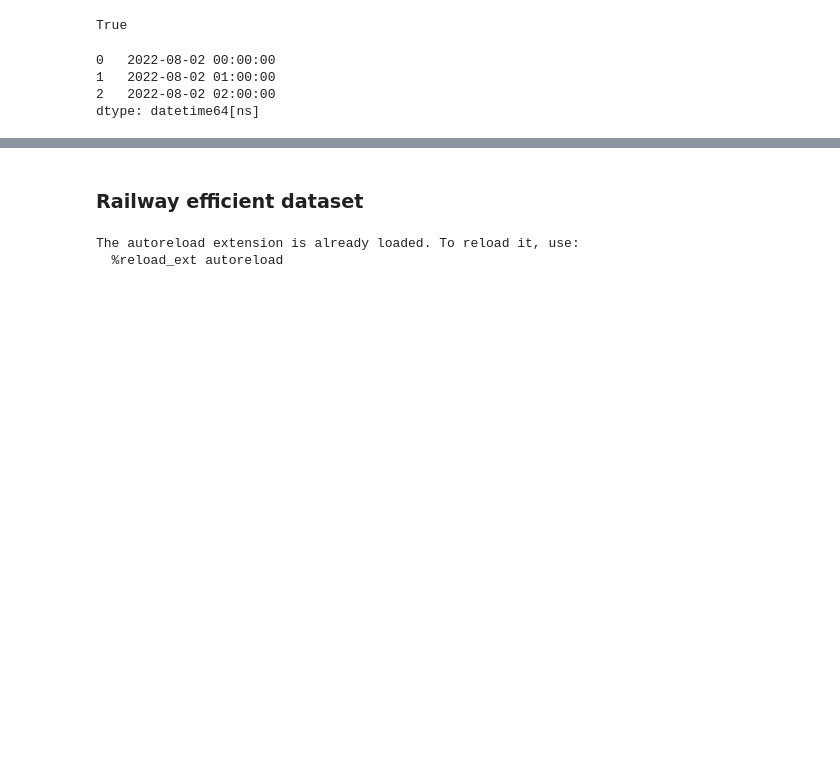
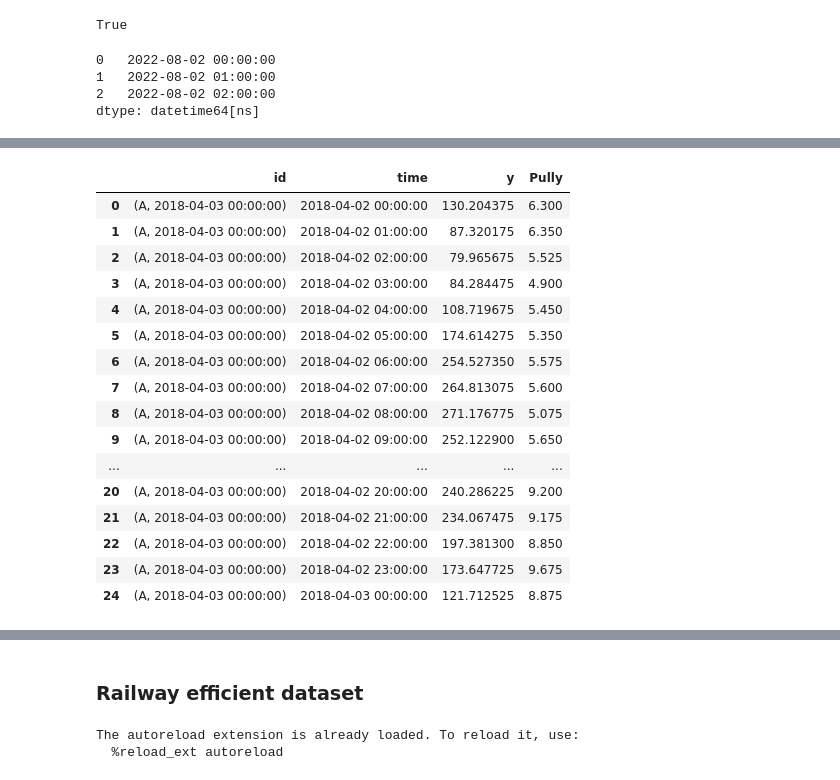
Before and after one commit to EPFL-IMOS/picid, a Jupyter notebook: notebooks/check_dataloader.ipynb, the cells around one changed output, grey strips where cells are left out. Drawn from its saved outputs; the diff is of its cells as text; code cells hidden in the pictures; blank space fills up the shorter version.

```diff
--- a/notebooks/check_dataloader.ipynb
+++ b/notebooks/check_dataloader.ipynb
@@ -187,0 +190,14 @@ dtype: datetime64[ns]
+# %%
+import pandas as pd
+
+df = dataset_loader2.df
+df_stamp = dataset_loader2.df_stamp
+
+df = df.rename(columns={'Bahnlast':'y'})
+
+df_stamp = df_stamp.to_frame()
+df_stamp = df_stamp.rename(columns={'datetime':'time'})
+
+new_df = pd.concat([df_stamp, df], axis=1)
+
+new_df['id'] = pd.Series(['A'] * new_df.shape[0])
@@ -187,0 +219,23 @@ dtype: datetime64[ns]
+# %%
+from tsfresh.utilities.dataframe_functions import roll_time_series
+short_df = new_df[['id','time', 'y', 'Pully']].iloc[:25]
+df_rolled = roll_time_series(short_df, column_id="id", column_sort="time", max_timeshift=24, min_timeshift=24)
+df_rolled
+# %% [output]
+|  | id | time | y | Pully |
+| 0 | (A, 2018-04-03 00:00:00) | 2018-04-02 00:00:00 | 130.204375 | 6.300 |
+| 1 | (A, 2018-04-03 00:00:00) | 2018-04-02 01:00:00 | 87.320175 | 6.350 |
+| 2 | (A, 2018-04-03 00:00:00) | 2018-04-02 02:00:00 | 79.965675 | 5.525 |
+| 3 | (A, 2018-04-03 00:00:00) | 2018-04-02 03:00:00 | 84.284475 | 4.900 |
+| 4 | (A, 2018-04-03 00:00:00) | 2018-04-02 04:00:00 | 108.719675 | 5.450 |
+| 5 | (A, 2018-04-03 00:00:00) | 2018-04-02 05:00:00 | 174.614275 | 5.350 |
+| 6 | (A, 2018-04-03 00:00:00) | 2018-04-02 06:00:00 | 254.527350 | 5.575 |
+| 7 | (A, 2018-04-03 00:00:00) | 2018-04-02 07:00:00 | 264.813075 | 5.600 |
+| 8 | (A, 2018-04-03 00:00:00) | 2018-04-02 08:00:00 | 271.176775 | 5.075 |
+| 9 | (A, 2018-04-03 00:00:00) | 2018-04-02 09:00:00 | 252.122900 | 5.650 |
+| ... | ... | ... | ... | ... |
+| 20 | (A, 2018-04-03 00:00:00) | 2018-04-02 20:00:00 | 240.286225 | 9.200 |
+| 21 | (A, 2018-04-03 00:00:00) | 2018-04-02 21:00:00 | 234.067475 | 9.175 |
+| 22 | (A, 2018-04-03 00:00:00) | 2018-04-02 22:00:00 | 197.381300 | 8.850 |
+| 23 | (A, 2018-04-03 00:00:00) | 2018-04-02 23:00:00 | 173.647725 | 9.675 |
+| 24 | (A, 2018-04-03 00:00:00) | 2018-04-03 00:00:00 | 121.712525 | 8.875 |
```
Also changed, not shown: parts of 4 cells of this notebook, 2 other files.
